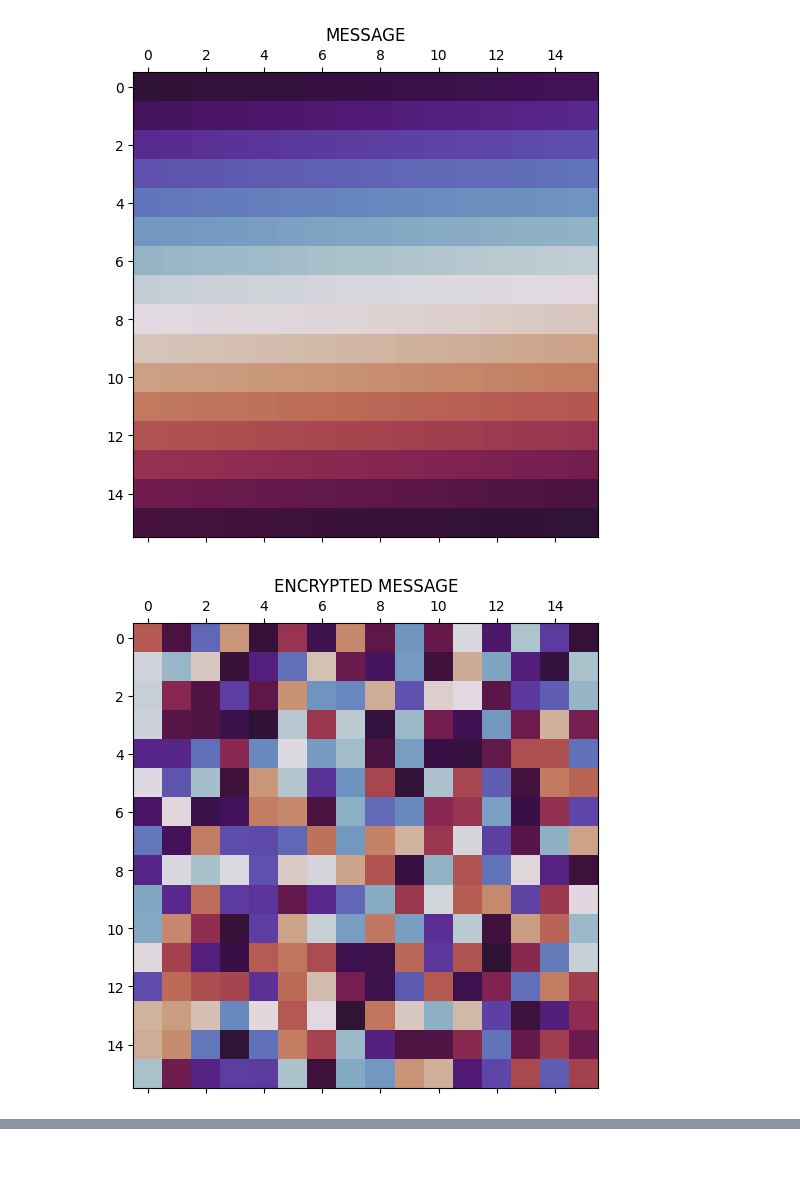
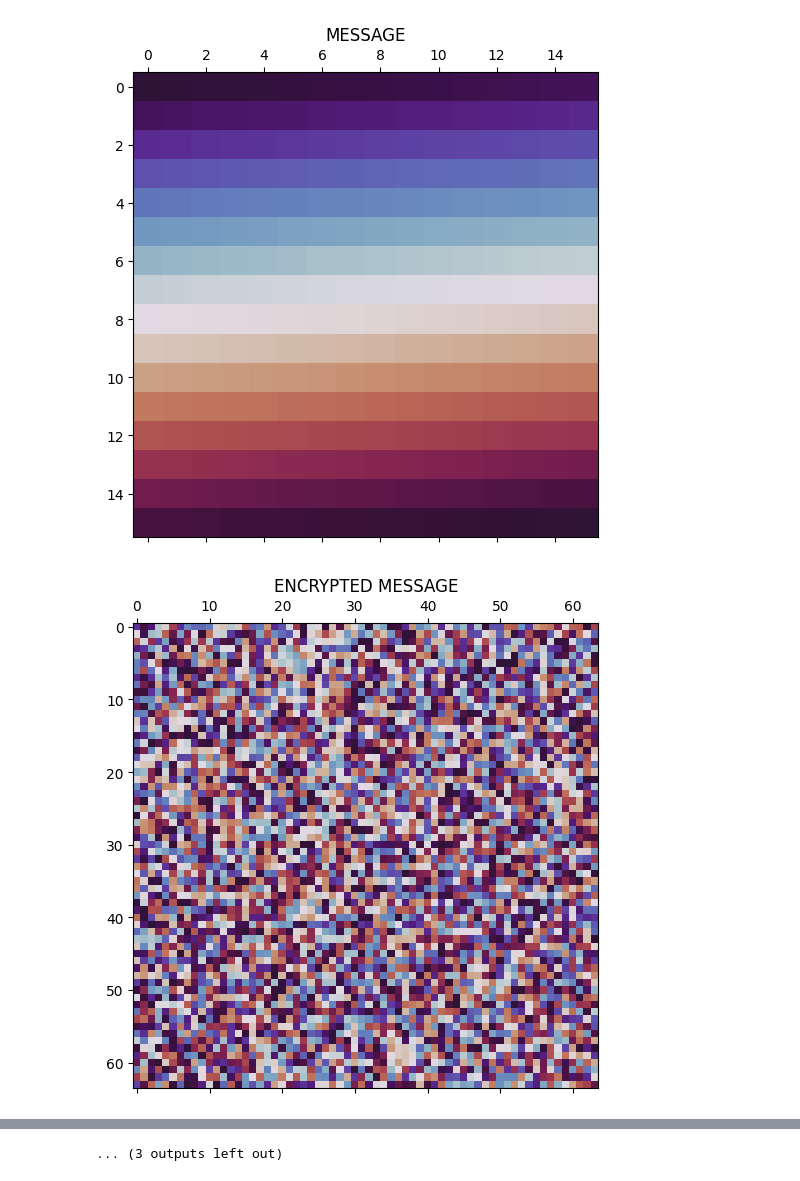
Before and after one commit to michaelontiveros/poppy, a Jupyter notebook: kem.ipynb, the cells around one changed output, grey strips where cells are left out. Saved outputs shown, nothing was run; the diff lists cells and outputs as text; code cells hidden in the pictures.

```diff
--- a/kem.ipynb
+++ b/kem.ipynb
@@ -6,6 +6,8 @@ import jax
 p = 65521 # is the 16 bit field characteristic.
 n = 4 # is the field degree. {2,3,4}
 f = poppy.field(p,n) # is the finite field.
+power = f.BASIS # is the power basis.
+dual = f.DUAL # is the dual basis.
 k = 16 # is the square root of the number of bytes in the message. {4,8,16}
 b = 1 # is the number of k*k byte messages.
 psd = poppy.SEED # is the public seed.
@@ -103,11 +106,20 @@ First 256 byte message:
  [0 0 0 0 0 0 0 0 0 0 0 0 0 0 0 0]]
 # %%
 poppy.plot(poppy.tracemod(MU,p).reshape((-1,k)), title = 'MESSAGE')
-poppy.plot(poppy.tracemod(ct,p).reshape((-1,k)), title = 'ENCRYPTED MESSAGE')
-poppy.plot(pk1.swapaxes(2,3).reshape((-1,k*n)), title = 'PUBLIC KEY')
-poppy.plot(pk2.swapaxes(2,3).reshape((-1,k*n)), title = 'PUBLIC KEY')
-poppy.plot(pk3.swapaxes(2,3).reshape((-1,k*n)), title = 'PUBLIC KEY')
-poppy.plot(e.swapaxes(2,3).reshape((-1,k*n)), title = 'ERROR')
+poppy.plot(ct.swapaxes(2,3).reshape((-1,k*n)), title = 'ENCRYPTED MESSAGE')
+poppy.plot(poppy.tracemod(ct,p).reshape((-1,k)), title = 'TRACE ( ENCRYPTED MESSAGE )')
+poppy.plot(pk1.swapaxes(2,3).reshape((-1,k*n)), title = 'PUBLIC KEY 1')
+poppy.plot(poppy.tracemod(pk1,p).reshape((-1,k)), title = 'TRACE ( PUBLIC KEY 1 )')
+poppy.plot(pk2.swapaxes(2,3).reshape((-1,k*n)), title = 'PUBLIC KEY 2')
+poppy.plot(poppy.tracemod(pk2,p).reshape((-1,k)), title = 'TRACE ( PUBLIC KEY 2 )')
+poppy.plot(pk3.swapaxes(2,3).reshape((-1,k*n)), title = 'PUBLIC KEY 3')
+poppy.plot(poppy.tracemod(pk3,p).reshape((-1,k)), title = 'TRACE ( PUBLIC KEY 3 )')
+poppy.plot(e1.swapaxes(2,3).reshape((-1,k*n)), title = 'ERROR 1')
+poppy.plot(poppy.tracemod(e1,p).reshape((-1,k)), title = 'TRACE ( ERROR 1 )')
+poppy.plot(e2.swapaxes(2,3).reshape((-1,k*n)), title = 'ERROR 2')
+poppy.plot(poppy.tracemod(e2,p).reshape((-1,k)), title = 'TRACE ( ERROR 2 )')
+poppy.plot(e3.swapaxes(2,3).reshape((-1,k*n)), title = 'ERROR 3')
+poppy.plot(poppy.tracemod(e3,p).reshape((-1,k)), title = 'TRACE ( ERROR 3 )')
 # %% [output]
 [figure]
-[figure, old version]
+[figure, new version]
@@ -118 +136,2 @@ poppy.plot(e.swapaxes(2,3).reshape((-1,k*n)), title = 'ERROR')
+... (3 outputs left out)
 # %%
```
Also changed, not shown: parts of 6 cells of this notebook.
